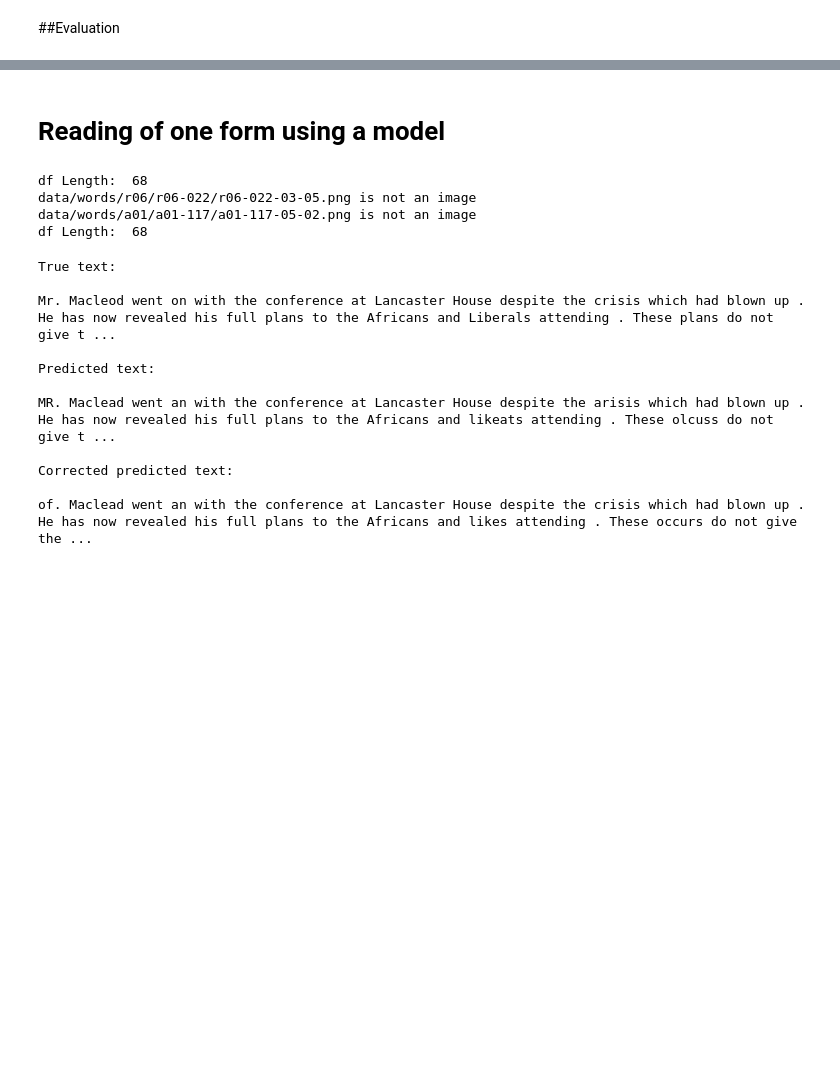
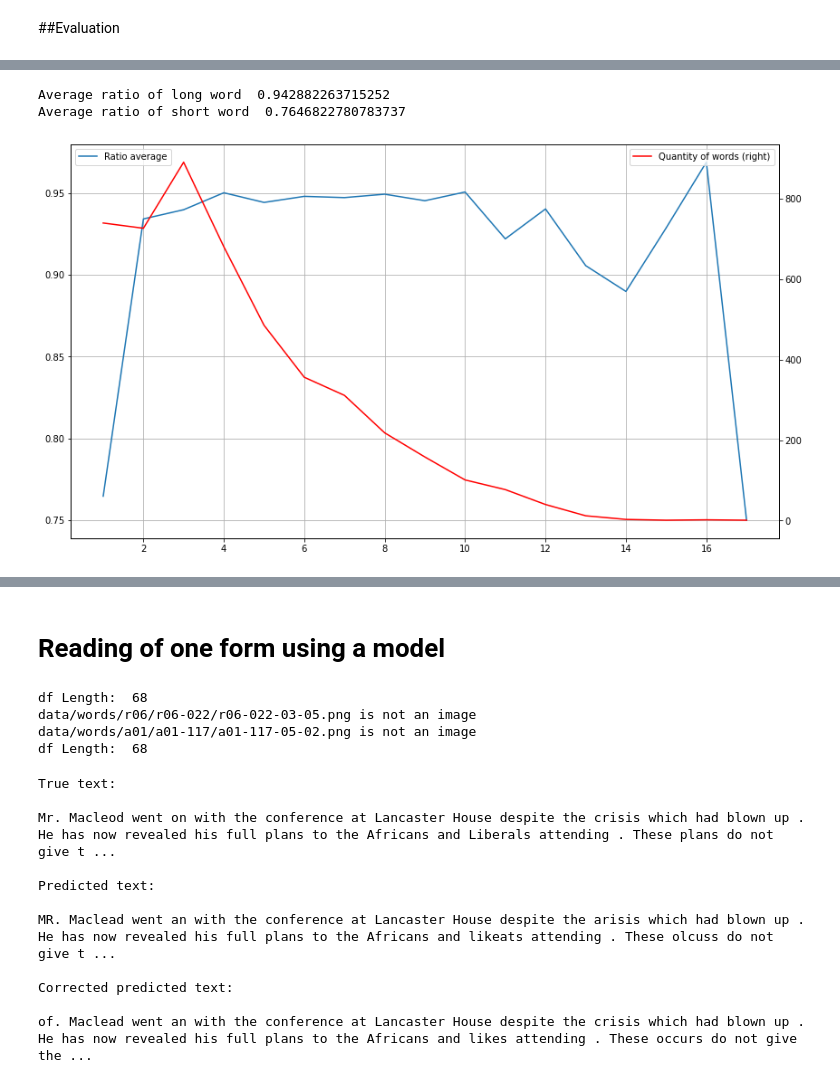
Before and after one commit to Zokoban/pyOCRTEN, a Jupyter notebook: ocr_project.ipynb, the cells around one changed output, grey strips where cells are left out. Saved outputs shown, nothing was run; the diff lists cells and outputs as text; code cells hidden in the pictures; blank space fills up the shorter version.

Commit message:
Addition of accuracy based on word's length

```diff
--- a/ocr_project.ipynb
+++ b/ocr_project.ipynb
@@ -1103,0 +1125,14 @@ np.array(results)[np.array(score) < 0.1][:10]
+# %%
+pred_df=pd.DataFrame(results_beam_search,columns=["true","predicted"])
+pred_df["true"] = pred_df["true"].apply(lambda word : word.decode("utf-8"))
+
+pred_df["length"] = pred_df["true"].apply(lambda word : len(word))
+
+
+
+def f(x,y):
+  return difflib.SequenceMatcher(None,x,y).ratio()
+
+pred_df["WA"] = pred_df.apply(lambda x : f(x.true,x.predicted),axis=1)
+
+pred_df
@@ -1103,0 +1153,28 @@ np.array(results)[np.array(score) < 0.1][:10]
+# %%
+dff=pred_df[["true","WA"]].groupby(["true"]).agg("sum")
+dff["occurence"]=pred_df.pivot_table(columns=['true'], aggfunc='size')
+dff["ratio"]=dff.WA / dff.occurence
+dff["length"]=dff.index.map(len)
+print("Average ratio of long word ",dff[dff.length > 0]["ratio"].mean())
+print("Average ratio of short word ",dff[dff.length < 2]["ratio"].mean())
+# %% [output]
+Average ratio of long word  0.942882263715252
+Average ratio of short word  0.7646822780783737
+# %%
+list_ratios=[]
+for i in range(20):
+  list_ratios.append(dff[dff.length == i]["ratio"].mean())
+
+fig = plt.figure(figsize=(14,8))
+
+ax1 = fig.add_subplot(111)
+ax1.plot(list_ratios, label="Ratio average")
+ax1.grid("True")
+ax1.legend()
+
+ax2 = ax1.twinx()
+
+ax2.plot(range(1,18),df_len,color="r",label="Quantity of words (right)")
+ax2.legend();
+# %% [output]
+[figure, added]
```
Also changed, not shown: parts of 11 cells of this notebook.
